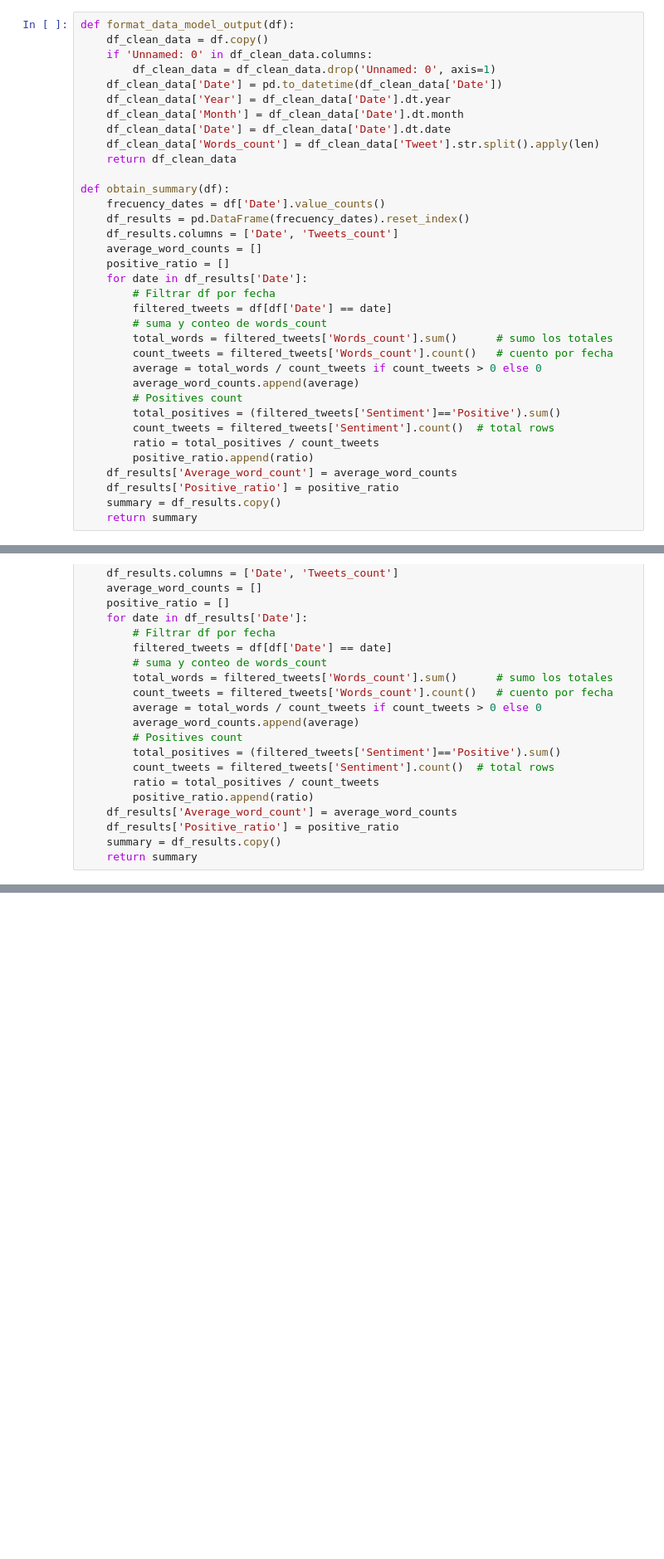
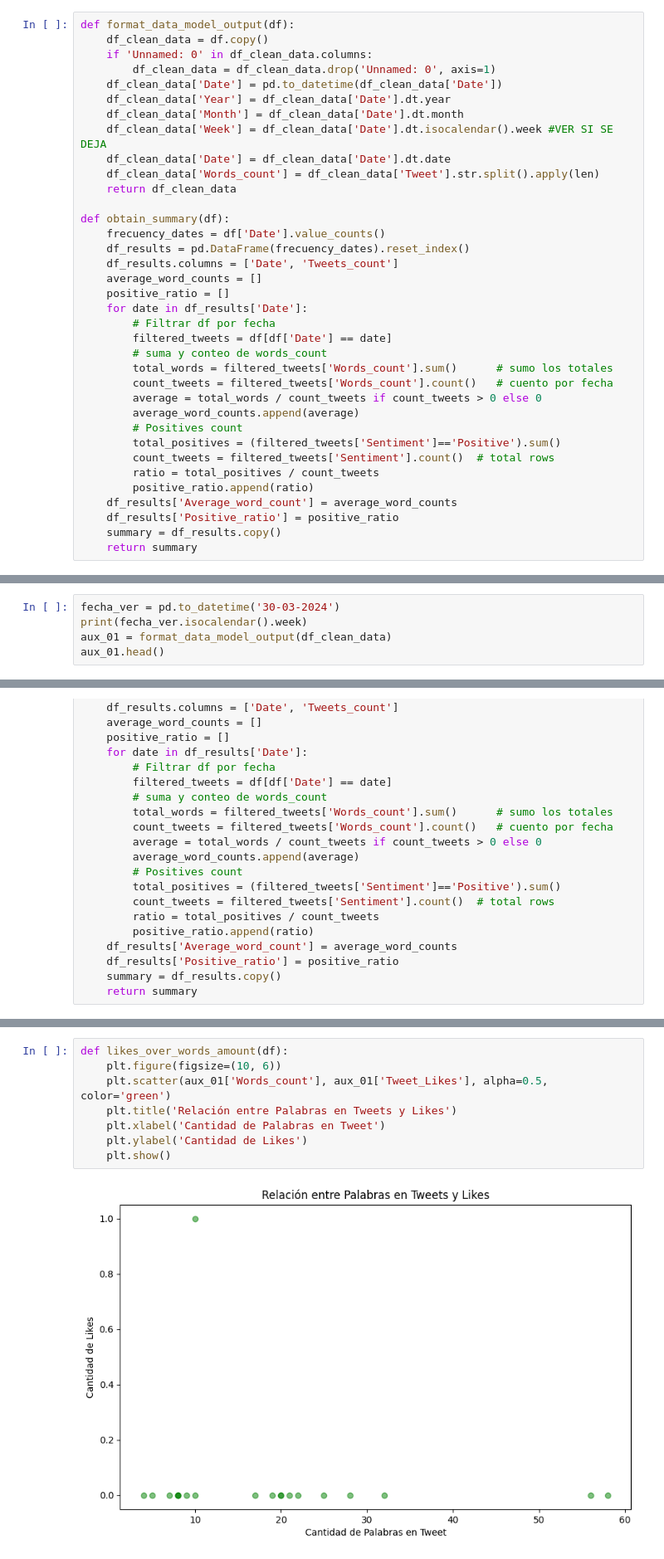
Before and after one commit to Uplyuz/PolarWeb, a Jupyter notebook: pruebas.ipynb, the cells around one changed output, grey strips where cells are left out. Shown: that part at 83% size. Cells and saved outputs as stored; diff of their text form; blank space fills up the shorter version.

```diff
--- a/pruebas.ipynb
+++ b/pruebas.ipynb
@@ -66,6 +66,7 @@ def format_data_model_output(df):
     df_clean_data['Date'] = pd.to_datetime(df_clean_data['Date'])
     df_clean_data['Year'] = df_clean_data['Date'].dt.year
     df_clean_data['Month'] = df_clean_data['Date'].dt.month
+    df_clean_data['Week'] = df_clean_data['Date'].dt.isocalendar().week #VER SI SE DEJA
     df_clean_data['Date'] = df_clean_data['Date'].dt.date
     df_clean_data['Words_count'] = df_clean_data['Tweet'].str.split().apply(len)
     return df_clean_data
@@ -104,0 +97,5 @@ format_data_model_output(df_clean_data).head()
+# %%
+fecha_ver = pd.to_datetime('30-03-2024')
+print(fecha_ver.isocalendar().week)
+aux_01 = format_data_model_output(df_clean_data)
+aux_01.head()
@@ -160,0 +144,10 @@ KeyError: 'Words_count'
+# %%
+def likes_over_words_amount(df):
+    plt.figure(figsize=(10, 6))
+    plt.scatter(aux_01['Words_count'], aux_01['Tweet_Likes'], alpha=0.5, color='green')
+    plt.title('Relación entre Palabras en Tweets y Likes')
+    plt.xlabel('Cantidad de Palabras en Tweet')
+    plt.ylabel('Cantidad de Likes')
+    plt.show()
+# %% [output]
+[figure, added]
```
Also changed, not shown: parts of 6 cells of this notebook, 2 other files.
